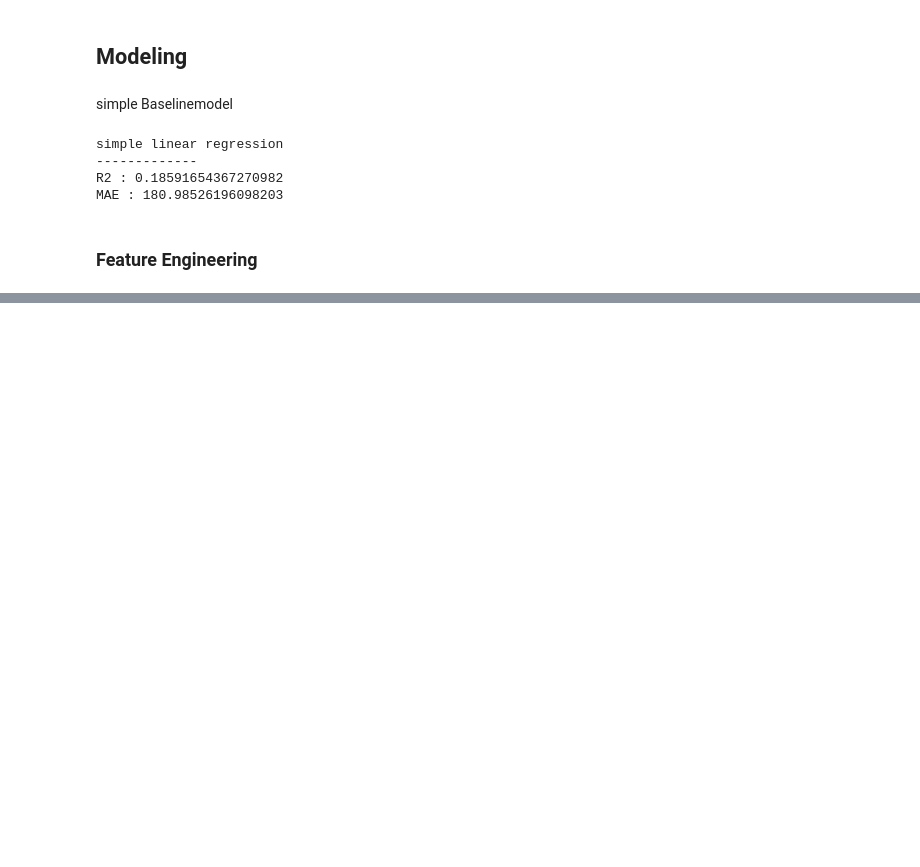
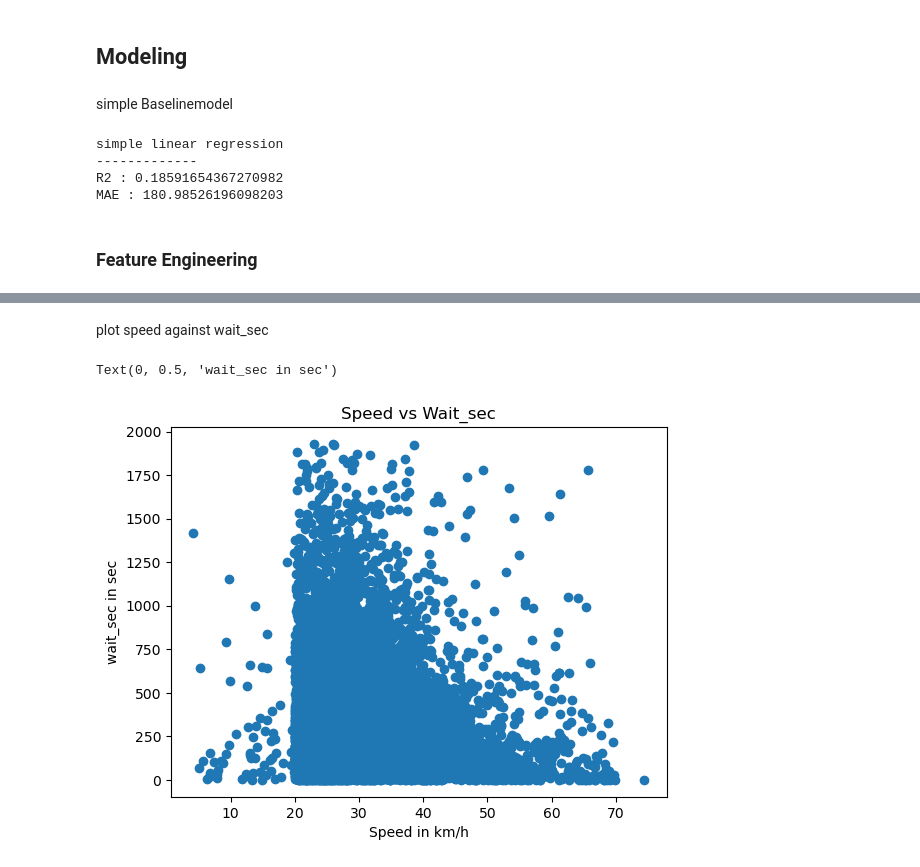
Before and after one commit to Dabbeljuh/Data-Science---Verkehrsaufkommen, a Jupyter notebook: verkehrsaufkommen.ipynb, the cells around one changed output, grey strips where cells are left out. Saved outputs shown, nothing was run; the diff lists cells and outputs as text; code cells hidden in the pictures; blank space fills up the shorter version.

```diff
--- a/verkehrsaufkommen.ipynb
+++ b/verkehrsaufkommen.ipynb
@@ -384,0 +405,21 @@ MAE : 180.98526196098203
+# %%
+# define plausible speed range
+# more outliers
+min_speed = 4  # walking speed
+max_speed = 80 # max allowed speed is 70
+
+df = df[(df['speed']>=min_speed) & (df['speed']<=max_speed)]
+
+features_train = features_train.loc[df.index,:]
+target_train = target_train.loc[df.index]
+# %% [markdown]
+plot speed against wait_sec
+# %%
+plt.scatter(x=df.loc[:,'speed'],
+            y=target_train)
+plt.title('Speed vs Wait_sec')
+plt.xlabel('Speed in km/h')
+plt.ylabel('wait_sec in sec')
+# %% [output]
+Text(0, 0.5, 'wait_sec in sec')
+[figure, added]
```
Also changed, not shown: parts of 13 cells of this notebook.
